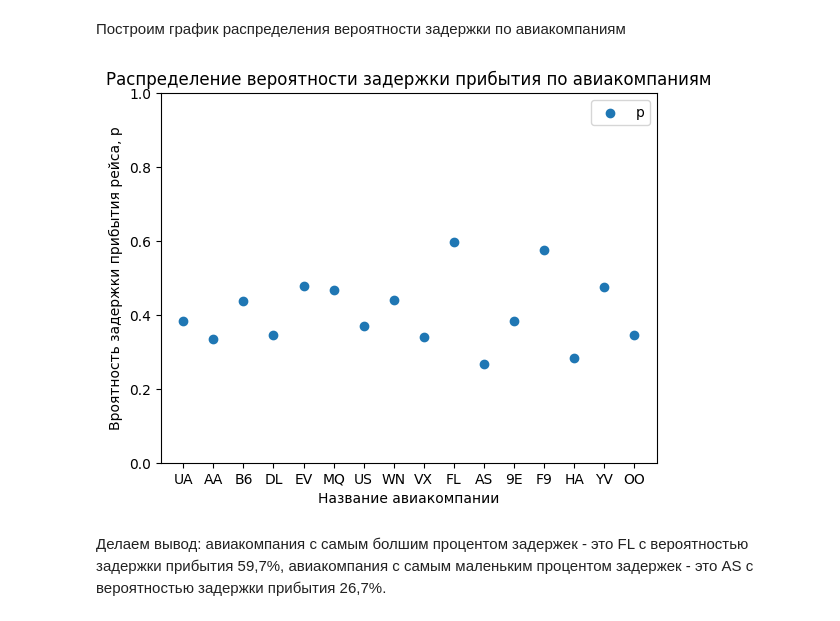
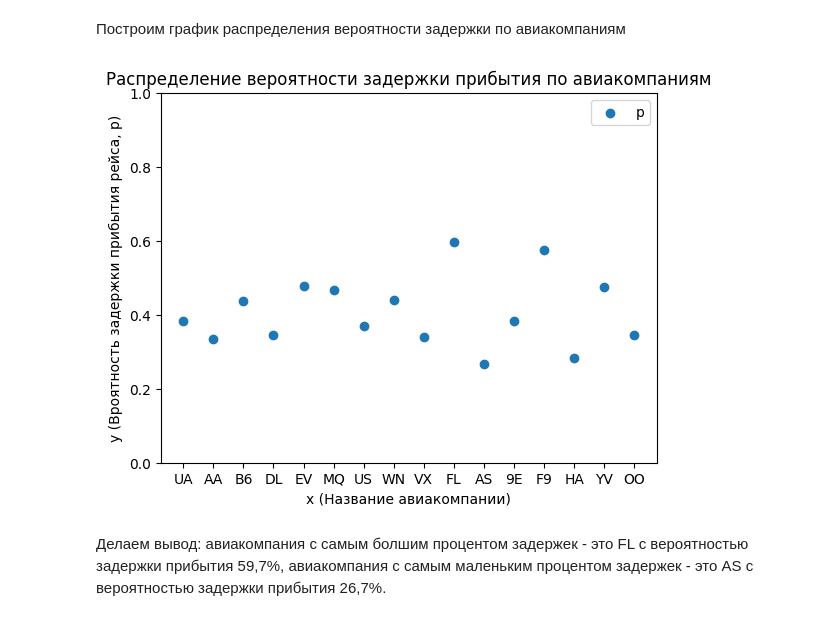
Before and after one commit to nstsnsts/msu_statistics_course, a Jupyter notebook: statistics_assignment.ipynb, the cells around one changed output. Saved outputs shown, nothing was run; the diff lists cells and outputs as text; code cells hidden in the pictures.

```diff
--- a/statistics_assignment.ipynb
+++ b/statistics_assignment.ipynb
@@ -68,15 +72,14 @@ max(arr_delay_freq.values())
 # %%
 plt.scatter(arr_delay_freq.keys(), arr_delay_freq.values())
 ax = plt.gca()
 ax.set_ylim([0, 1])
 plt.title('Распределение вероятности задержки прибытия по авиакомпаниям')
-# plt.ylim((0.0, 8.0))
-plt.xlabel('Название авиакомпании')
-plt.ylabel('Вроятность задержки прибытия рейса, p')
+plt.xlabel('x (Название авиакомпании)')
+plt.ylabel('y (Вроятность задержки прибытия рейса, p)')
 plt.legend('p')
 plt.show()
 # %% [output]
-[figure, old version]
+[figure, new version]
 # %% [markdown]
 Делаем вывод: авиакомпания с самым болшим процентом задержек - это FL с вероятностью задержки прибытия 59,7%,
 авиакомпания с самым маленьким процентом задержек - это AS с вероятностью задержки прибытия 26,7%.
```
Also changed, not shown: parts of 24 cells of this notebook.
